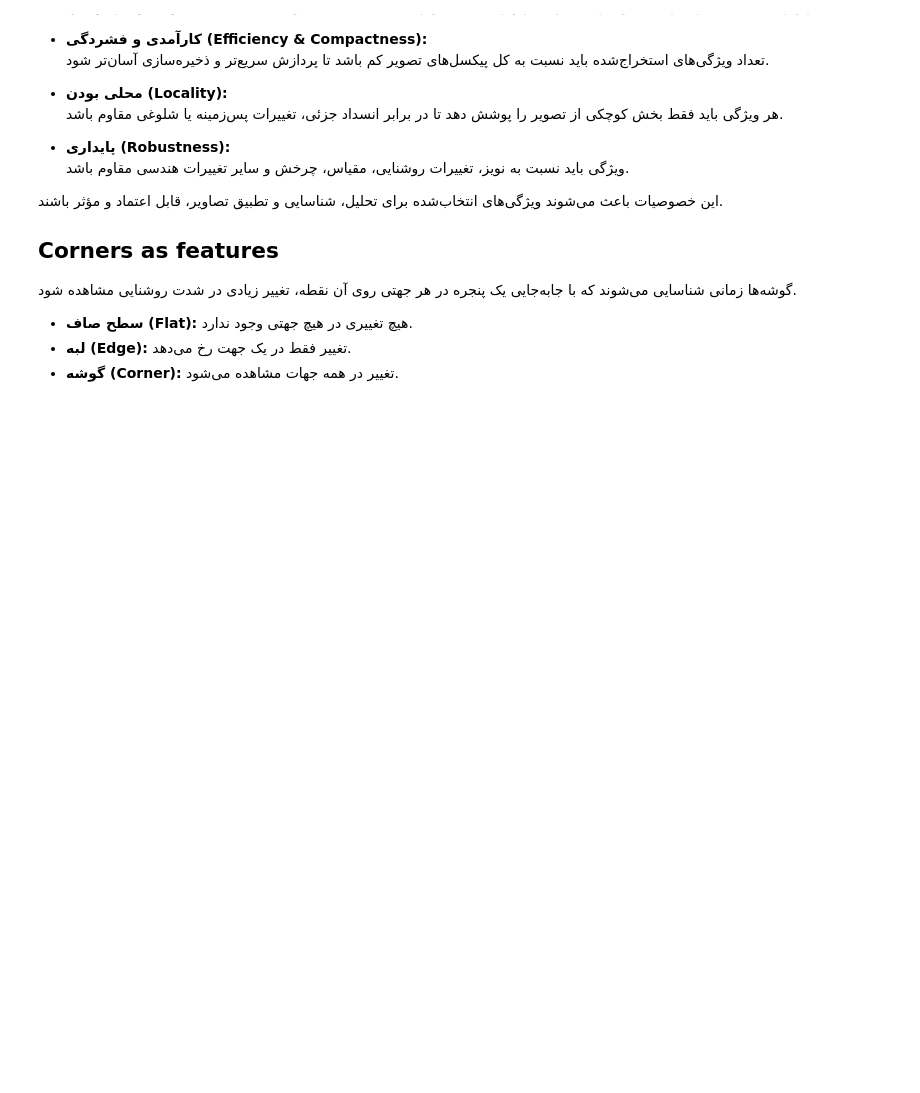
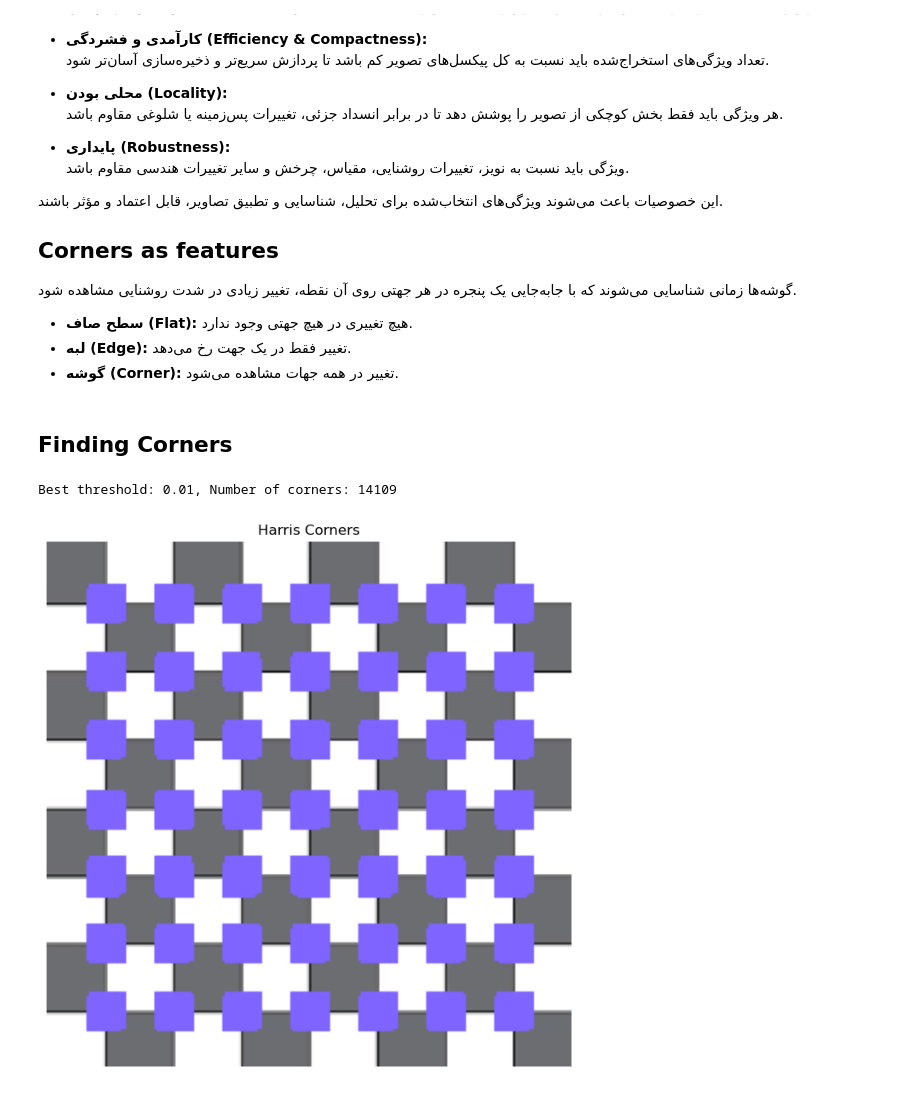
Before and after one commit to Arian2077/Computer_Graphic, a Jupyter notebook: Advanced/5.Object Detection/section_5(2).ipynb, the cells around one changed output. Cells and saved outputs as stored; diff of their text form; code cells hidden in the pictures; blank space fills up the shorter version.

Commit message:
Detecte corners

```diff
--- a/Advanced/5.Object Detection/section_5(2).ipynb
+++ b/Advanced/5.Object Detection/section_5(2).ipynb
@@ -59,3 +59,49 @@
 - **سطح صاف (Flat):** هیچ تغییری در هیچ جهتی وجود ندارد.
 - **لبه (Edge):** تغییر فقط در یک جهت رخ می‌دهد.
 - **گوشه (Corner):** تغییر در همه جهات مشاهده می‌شود.
+# %% [markdown]
+## Finding Corners
+# %%
+import cv2
+import numpy as np
+import matplotlib.pyplot as plt
+
+# Load image then grayscale
+image = cv2.imread('images/chess.png')
+gray = cv2.cvtColor(image, cv2.COLOR_BGR2GRAY)
+
+# The cornerHarris function requires the array datatype to be float32
+gray = np.float32(gray)
+
+harris_corners = cv2.cornerHarris(gray, 3, 3, 0.05)
+
+# We use dilation of the corner points to enlarge them
+kernel = np.ones((7,7),np.uint8)
+harris_corners = cv2.dilate(harris_corners, kernel, iterations = 2)
+
+# Threshold for an optimal value, it may vary depending on the image.
+# Try different threshold values to find the best one for harris_corners
+best_thresh = 0.0
+max_corners = 0
+
+for thresh in np.arange(0.01, 0.2, 0.01):
+    corners_count = np.sum(harris_corners > thresh * harris_corners.max())
+    if corners_count > max_corners:
+        max_corners = corners_count
+        best_thresh = thresh
+
+# Use the best threshold found
+image[harris_corners > best_thresh * harris_corners.max()] = [255, 100, 127]
+print(f"Best threshold: {best_thresh}, Number of corners: {max_corners}")
+
+# Convert BGR to RGB for matplotlib
+image_rgb = cv2.cvtColor(image, cv2.COLOR_BGR2RGB)
+
+plt.figure(figsize=(8,8))
+plt.imshow(image_rgb)
+plt.title('Harris Corners')
+plt.axis('off')
+plt.show()
+# %% [output]
+Best threshold: 0.01, Number of corners: 14109
+[figure, added]
```
Also changed, not shown: parts of 5 cells of this notebook, 1 other file.
